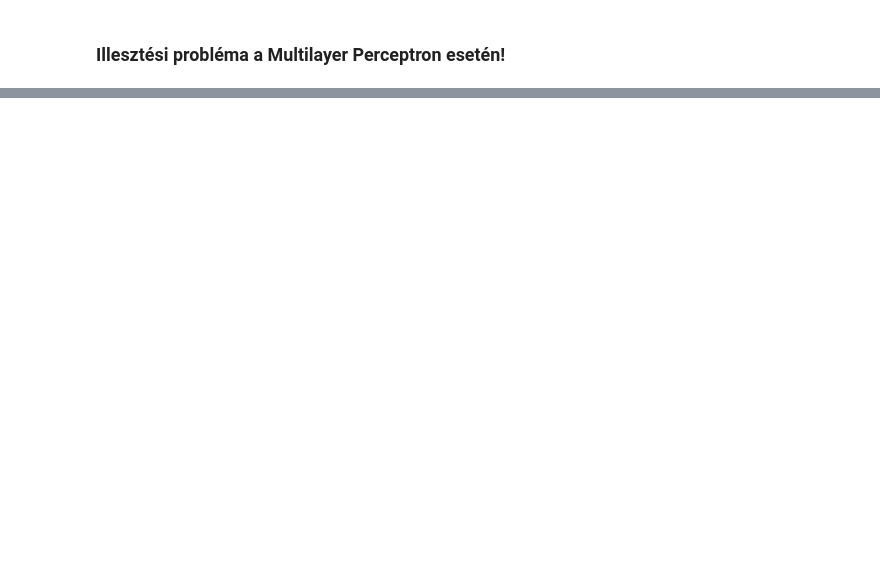
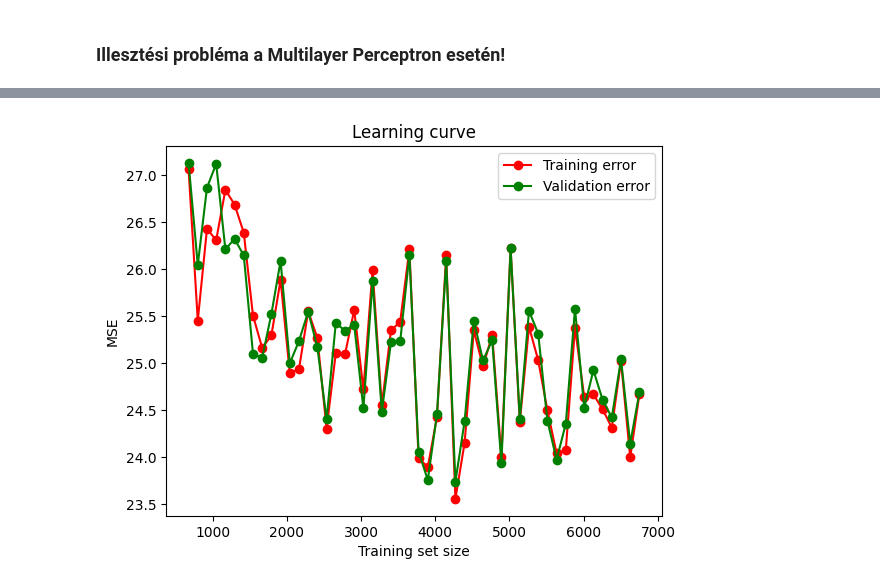
Before and after one commit to szilagyi93/regression, a Jupyter notebook: 01_main/model_fitting_ccpp.ipynb, the cells around one changed output, grey strips where cells are left out. Drawn from its saved outputs; the diff is of its cells as text; code cells hidden in the pictures; blank space fills up the shorter version.

```diff
--- a/01_main/model_fitting_ccpp.ipynb
+++ b/01_main/model_fitting_ccpp.ipynb
@@ -350,0 +396,20 @@ Equation of the fitted line: y = 0.94x + 26.46
+# %%
+import matplotlib.pyplot as plt
+from sklearn.model_selection import learning_curve
+
+train_sizes, train_scores, validation_scores = learning_curve(
+    model_MLP, X_train, Y_train, train_sizes=np.linspace(0.1, 1.0, 50),
+    cv=5, scoring='neg_mean_squared_error')
+
+train_scores_mean = -train_scores.mean(axis=1)
+validation_scores_mean = -validation_scores.mean(axis=1)
+
+plt.plot(train_sizes, train_scores_mean, 'o-', color="r", label="Training error")
+plt.plot(train_sizes, validation_scores_mean, 'o-', color="g", label="Validation error")
+plt.title('Learning curve')
+plt.xlabel('Training set size')
+plt.ylabel('MSE')
+plt.legend(loc="best")
+plt.show()
+# %% [output]
+[figure, added]
```
Also changed, not shown: parts of 5 cells of this notebook, 1 other file.
